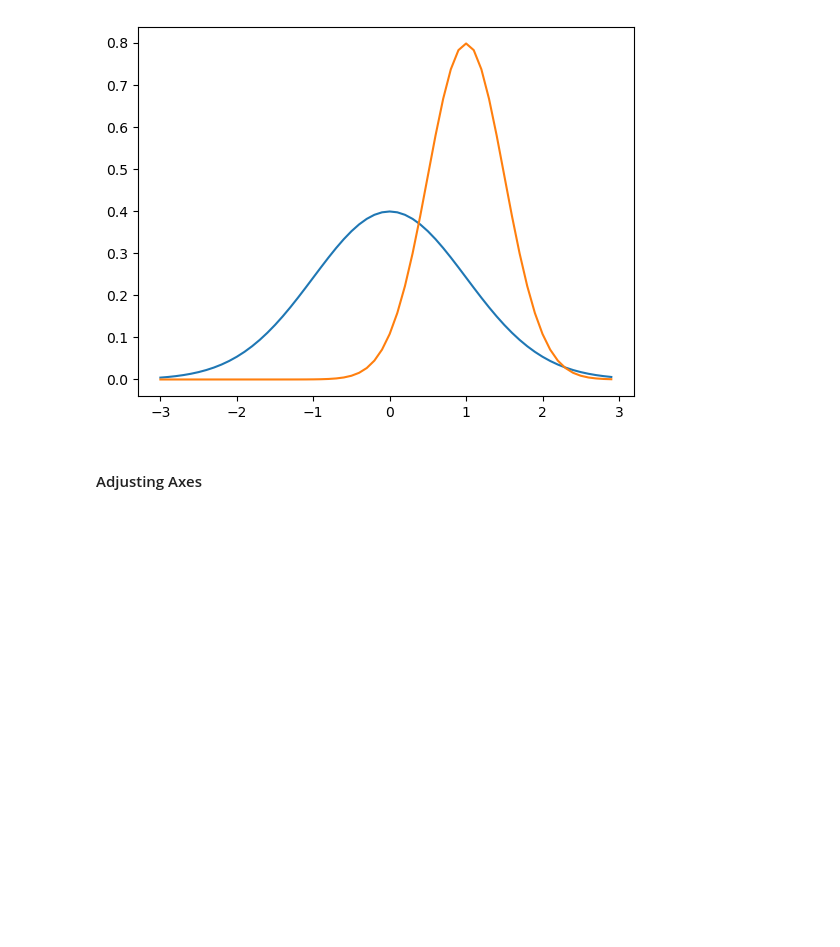
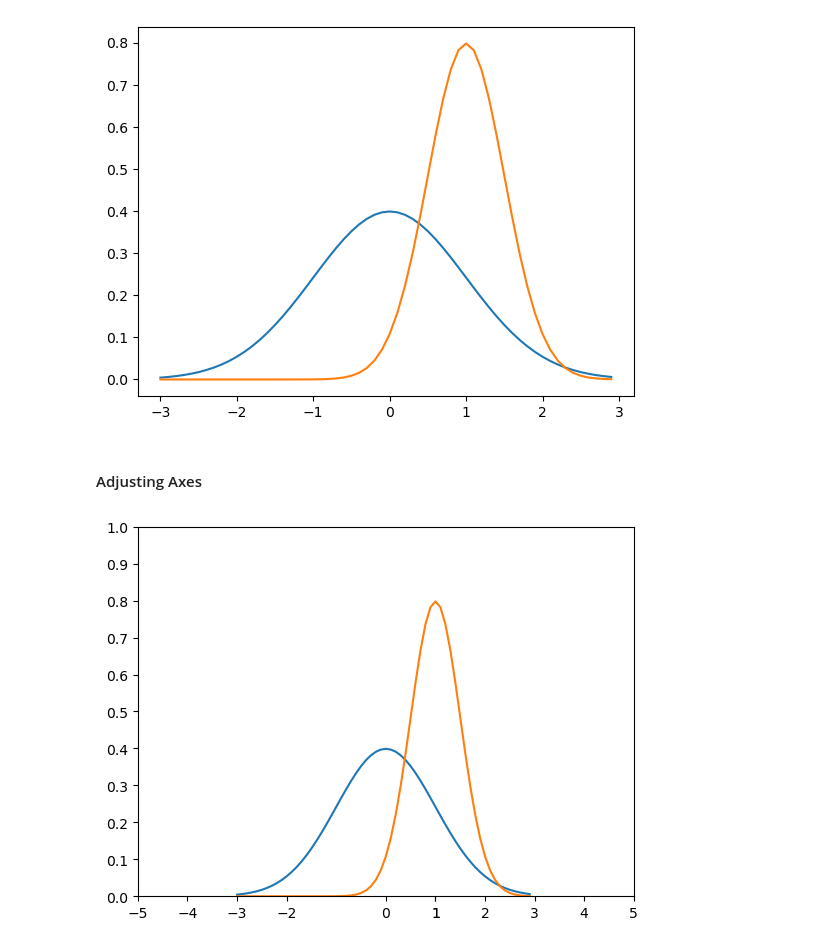
Before and after one commit to f-ssemwanga/ml_datascience_generative_AI, a Jupyter notebook: matplotLibBasics.ipynb, the cells around one changed output. Saved outputs shown, nothing was run; the diff lists cells and outputs as text; code cells hidden in the pictures; blank space fills up the shorter version.

Commit message:
adjust axes and add a grid to the plotted graph

```diff
--- a/matplotLibBasics.ipynb
+++ b/matplotLibBasics.ipynb
@@ -31,3 +31,14 @@ plt.savefig('./resources/linePlots.png', format='png')
 [figure]
 # %% [markdown]
 #### Adjusting Axes
+# %%
+axes = plt.axes() # get the axes object so the axes can be adjusted
+axes.set_xlim([-5, 5])
+axes.set_ylim([0, 1.0])
+axes.set_xticks([-5, -4, -3, -2, 1, 0, 1, 2, 3, 4, 5])
+axes.set_yticks([0, 0.1, 0.2, 0.3, 0.4, 0.5, 0.6, 0.7, 0.8, 0.9, 1.0])
+plt.plot(x, norm.pdf(x))
+plt.plot(x, norm.pdf(x, 1.0, 0.5))
+plt.show()
+# %% [output]
+[figure, added]
```
Also changed, not shown: parts of 2 cells of this notebook.
